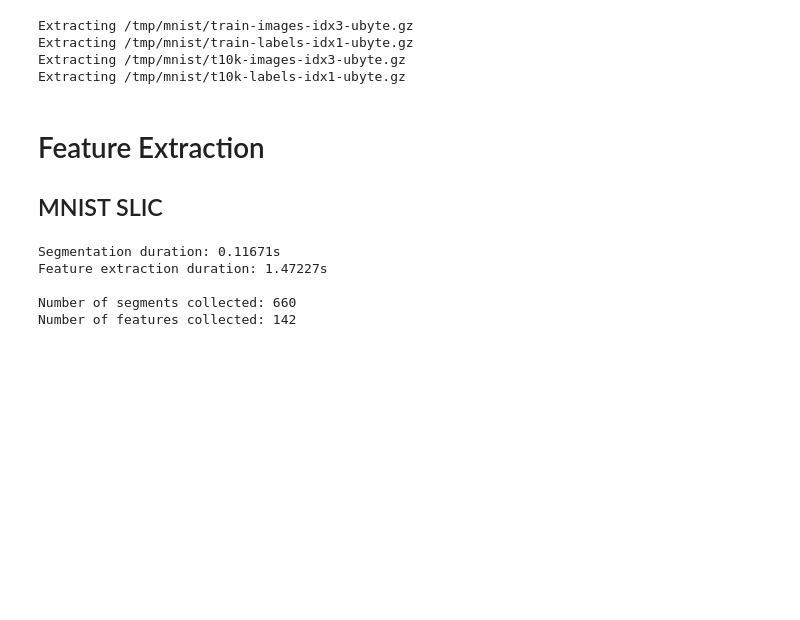
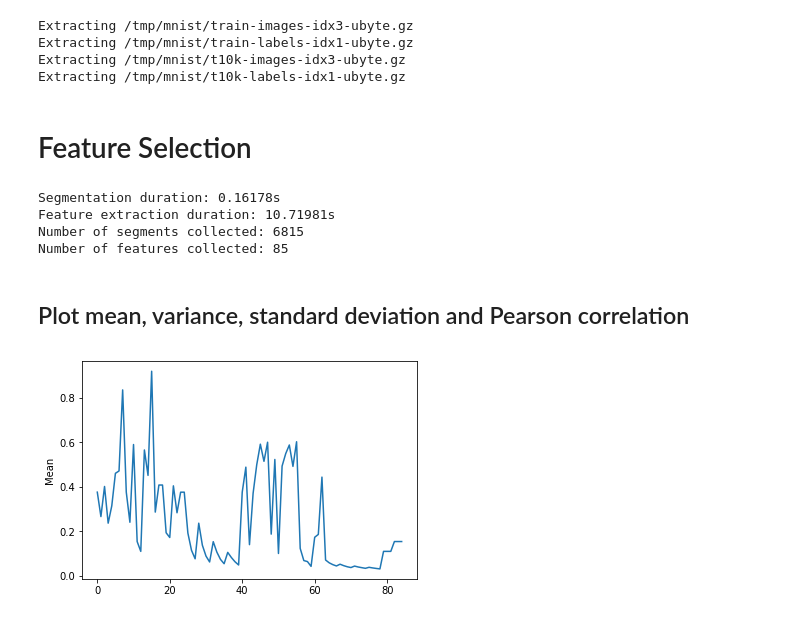
Before and after one commit to rusty1s/embedded_gcnn, a Jupyter notebook: notebooks/feature_selection.ipynb, the cells around one changed output. Cells and saved outputs as stored; diff of their text form; code cells hidden in the pictures; blank space fills up the shorter version.

Commit message:
feature selection notebook

```diff
--- a/notebooks/feature_selection.ipynb
+++ b/notebooks/feature_selection.ipynb
@@ -24,18 +23,18 @@ Extracting /tmp/mnist/train-labels-idx1-ubyte.gz
 Extracting /tmp/mnist/t10k-images-idx3-ubyte.gz
 Extracting /tmp/mnist/t10k-labels-idx1-ubyte.gz
 # %% [markdown]
-# Feature Extraction
-## MNIST SLIC
+# Feature Selection
 # %%
-NUM_SEGMENTS = 10
+NUM_SEGMENTS = 100
 NUM_EXAMPLES = 100
 
 features = None
+labels = None
 
 t_segmentation = 0
 t_features = 0
 for i in xrange(NUM_EXAMPLES):
-    image, _ = mnist.next_validation_batch(1)
+    image, l = mnist.next_validation_batch(1)
     image = np.reshape(image, (mnist.height, mnist.width))
     image = color.gray2rgb(image)
 
@@ -44,19 +43,29 @@ for i in xrange(NUM_EXAMPLES):
     t_segmentation += time.process_time() - t_start
 
     t_start = time.process_time()
+    # Features are scaled to [0, 1] for each image.
     f = feature_extraction(segmentation, image)
     t_features += time.process_time() - t_start
 
     features = f if features is None else np.concatenate((features, f), axis=0)
 
+    l = np.zeros((f.shape[0]), np.int32) + l
+    labels = l if labels is None else np.concatenate((labels, l))
+
 print('Segmentation duration: {:.5f}s'.format(t_segmentation))
 print('Feature extraction duration: {:.5f}s'.format(t_features))
-print('')
 print('Number of segments collected:', features.shape[0])
 print('Number of features collected:', features.shape[1])
 # %% [output]
-Segmentation duration: 0.11671s
-Feature extraction duration: 1.47227s
-
-Number of segments collected: 660
-Number of features collected: 142
+Segmentation duration: 0.16178s
+Feature extraction duration: 10.71981s
+Number of segments collected: 6815
+Number of features collected: 85
+# %% [markdown]
+## Plot mean, variance, standard deviation and Pearson correlation
+# %%
+plt.plot(np.mean(features, axis=0))
+plt.ylabel('Mean')
+plt.show()
+# %% [output]
+[figure, added]
```
Also changed, not shown: parts of 14 cells of this notebook.
